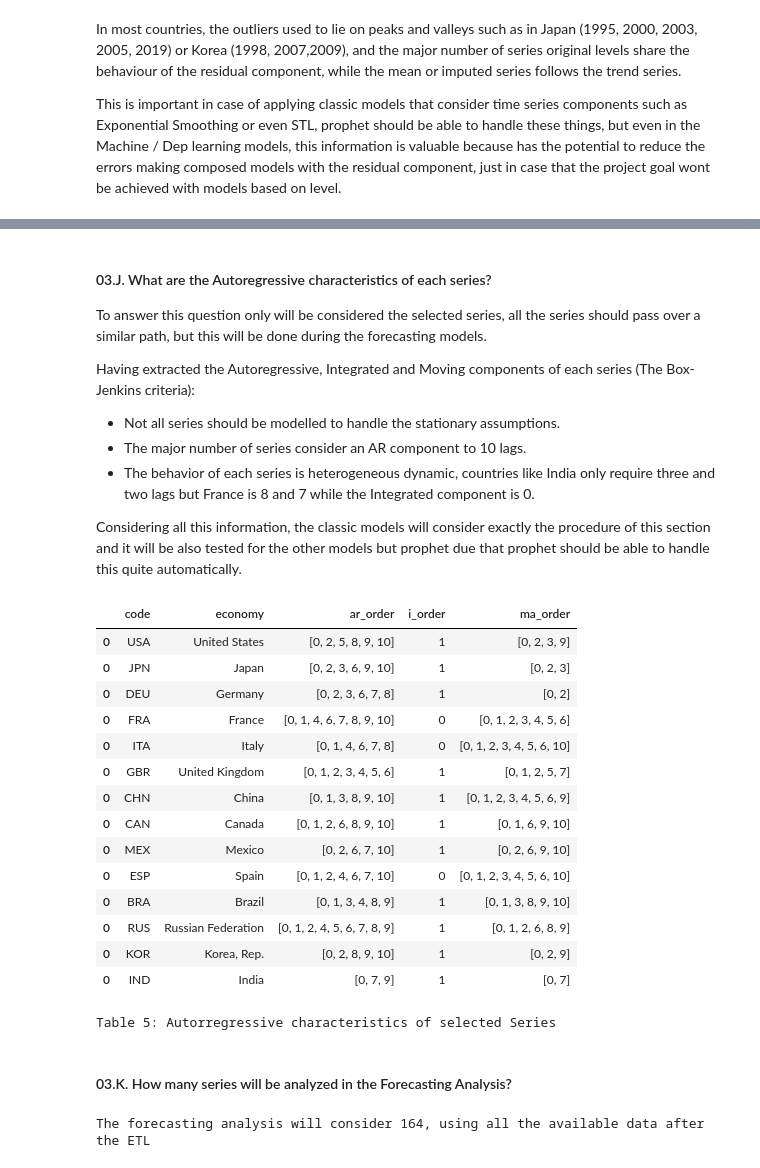
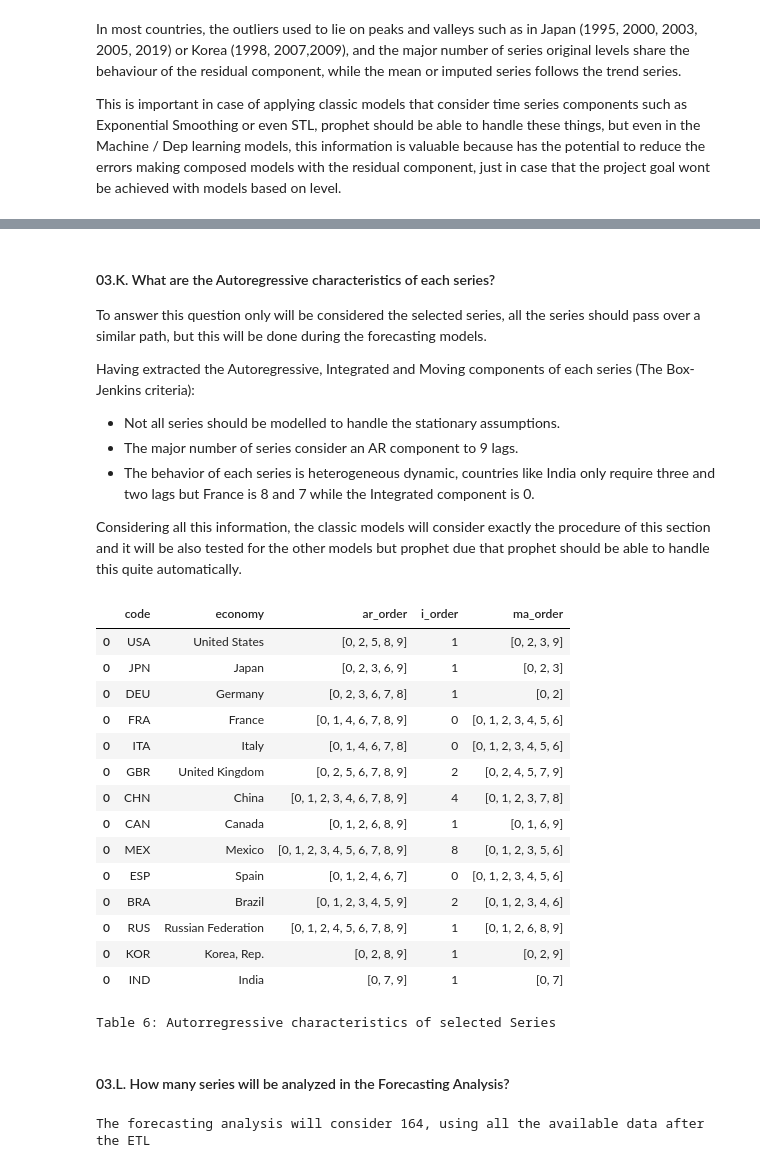
Before and after one commit to zapallo-droid-ca/2023_WDI_ts_GDP_forecasting, a Jupyter notebook: notebooks/eda.ipynb, the cells around one changed output, grey strips where cells are left out. Drawn from its saved outputs; the diff is of its cells as text; code cells hidden in the pictures.

```diff
--- a/notebooks/eda.ipynb
+++ b/notebooks/eda.ipynb
@@ -122,10 +125,18 @@ def ts_grx(data, var_category, val_category, var_target, var_x, ylabel='USD Bill
 df_base = pd.read_csv(os.getcwd().replace(os.getcwd().split("\\")[-1],'') + '/data/final/df_eda.csv.gz')
 dim_country = pd.read_csv(os.getcwd().replace(os.getcwd().split("\\")[-1],'') + '/data/final/dim_country.csv.gz')
 df_granger = pd.read_csv(os.getcwd().replace(os.getcwd().split("\\")[-1],'') + '/data/final/ft_wdi.csv.gz')
+df_nas = pd.read_csv(os.getcwd().replace(os.getcwd().split("\\")[-1],'') + '/data/final/ft_nas.csv.gz')
+
+df_base = df_base.merge(dim_country, how = 'left', left_on = 'country_iso3' , right_on = 'iso3')
+
+#Magnitude of Level
+df_base['gdp_Billions_USD'] = np.round(df_base['level'] / 1000000000,0)
+
+#Filtering data - Only countries into historic top 10
 
 df = df_base.copy()
+df['level'] = np.round(df['level'] / 1000000000,0)
 
-#Filtering data - Only countries into historic top 10
 category = 'country_iso3'
 target = 'level_rank'
 range_eval = list(range(1,11))
@@ -135,11 +146,8 @@ df = df[df[category].isin(category_vector)].copy()
 df_granger = df_granger[df_granger[category].isin(category_vector)].copy()
 dim_country = dim_country[dim_country[category.replace('country_','')].isin(category_vector)]
 
-df = df.merge(dim_country, how = 'left', left_on = 'country_iso3' , right_on = 'iso3')
+
 del(dim_country)
-
-#Magnitude of Level
-df['gdp_Billions_USD'] = np.round(df['level'] / 1000000000,0)
 # %% [markdown]
 ### 03. Answering Questions
 
@@ -478,18 +565,18 @@ Table 4: Results of Granger's Causality Test in selected countries over GDP Seri
 # %% [markdown]
-#### 03.J. What are the Autoregressive characteristics of each series?
+#### 03.K. What are the Autoregressive characteristics of each series?
 
 To answer this question only will be considered the selected series, all the series should pass over a similar path, but this will be done during the forecasting models.
 
 Having extracted the Autoregressive, Integrated and Moving components of each series (The Box-Jenkins criteria):
 * Not all series should be modelled to handle the stationary assumptions.
-* The major number of series consider an AR component to 10 lags.
+* The major number of series consider an AR component to 9 lags.
 * The behavior of each series is heterogeneous dynamic, countries like India only require three and two lags but France is 8 and 7 while the Integrated component is 0.
 
 Considering all this information, the classic models will consider exactly the procedure of this section and it will be also tested for the other models but prophet due that prophet should be able to handle this quite automatically.
 # %%
 results = pd.DataFrame()
 
-lags = 10
+lags = 9
 threshold = 0.2
 
 for c_code, c_name in countries:
@@ -502,52 +589,52 @@ for c_code, c_name in countries:
     iters = 0
 
     while test.stationary.values[0] == False:
         iters += 1
         data = data.diff().dropna()
-        test = adfuller(serie, regresults = True)
+        test = adfuller(data, regresults = True)
         test = pd.DataFrame([{'economy':c_name,'adf':test[0],'pvalue':test[1],'diff':iters,'stationary': test[1] <= 0.05}])
 
         if iter == 3: break
 
     #Functions
     acf_values = acf(data, nlags=lags)
     pacf_values = pacf(data, nlags=lags)
 
 
     # Extract AR components
     ar_order = [i for i, val in enumerate(pacf_values) if abs(val) > threshold]
 
     # Extract MA components
     ma_order = [i for i, val in enumerate(acf_values) if abs(val) > threshold]
 
     # Extractin I component
     i_order = iters
 
     series_order = [{'code':c_code,'economy':c_name,'ar_order':ar_order,'i_order':i_order,'ma_order':ma_order}]
 
     results = pd.concat([results, pd.DataFrame(series_order)])
 
 display(results)
-print('Table 5: Autorregressive characteristics of selected Series')
+print('Table 6: Autorregressive characteristics of selected Series')
 # %% [output]
 |  | code | economy | ar_order | i_order | ma_order |
-| 0 | USA | United States | [0, 2, 5, 8, 9, 10] | 1 | [0, 2, 3, 9] |
-| 0 | JPN | Japan | [0, 2, 3, 6, 9, 10] | 1 | [0, 2, 3] |
+| 0 | USA | United States | [0, 2, 5, 8, 9] | 1 | [0, 2, 3, 9] |
+| 0 | JPN | Japan | [0, 2, 3, 6, 9] | 1 | [0, 2, 3] |
 | 0 | DEU | Germany | [0, 2, 3, 6, 7, 8] | 1 | [0, 2] |
-| 0 | FRA | France | [0, 1, 4, 6, 7, 8, 9, 10] | 0 | [0, 1, 2, 3, 4, 5, 6] |
-| 0 | ITA | Italy | [0, 1, 4, 6, 7, 8] | 0 | [0, 1, 2, 3, 4, 5, 6, 10] |
-| 0 | GBR | United Kingdom | [0, 1, 2, 3, 4, 5, 6] | 1 | [0, 1, 2, 5, 7] |
-| 0 | CHN | China | [0, 1, 3, 8, 9, 10] | 1 | [0, 1, 2, 3, 4, 5, 6, 9] |
-| 0 | CAN | Canada | [0, 1, 2, 6, 8, 9, 10] | 1 | [0, 1, 6, 9, 10] |
-| 0 | MEX | Mexico | [0, 2, 6, 7, 10] | 1 | [0, 2, 6, 9, 10] |
-| 0 | ESP | Spain | [0, 1, 2, 4, 6, 7, 10] | 0 | [0, 1, 2, 3, 4, 5, 6, 10] |
-| 0 | BRA | Brazil | [0, 1, 3, 4, 8, 9] | 1 | [0, 1, 3, 8, 9, 10] |
+| 0 | FRA | France | [0, 1, 4, 6, 7, 8, 9] | 0 | [0, 1, 2, 3, 4, 5, 6] |
+| 0 | ITA | Italy | [0, 1, 4, 6, 7, 8] | 0 | [0, 1, 2, 3, 4, 5, 6] |
+| 0 | GBR | United Kingdom | [0, 2, 5, 6, 7, 8, 9] | 2 | [0, 2, 4, 5, 7, 9] |
+| 0 | CHN | China | [0, 1, 2, 3, 4, 6, 7, 8, 9] | 4 | [0, 1, 2, 3, 7, 8] |
+| 0 | CAN | Canada | [0, 1, 2, 6, 8, 9] | 1 | [0, 1, 6, 9] |
+| 0 | MEX | Mexico | [0, 1, 2, 3, 4, 5, 6, 7, 8, 9] | 8 | [0, 1, 2, 3, 5, 6] |
+| 0 | ESP | Spain | [0, 1, 2, 4, 6, 7] | 0 | [0, 1, 2, 3, 4, 5, 6] |
+| 0 | BRA | Brazil | [0, 1, 2, 3, 4, 5, 9] | 2 | [0, 1, 2, 3, 4, 6] |
 | 0 | RUS | Russian Federation | [0, 1, 2, 4, 5, 6, 7, 8, 9] | 1 | [0, 1, 2, 6, 8, 9] |
-| 0 | KOR | Korea, Rep. | [0, 2, 8, 9, 10] | 1 | [0, 2, 9] |
+| 0 | KOR | Korea, Rep. | [0, 2, 8, 9] | 1 | [0, 2, 9] |
 | 0 | IND | India | [0, 7, 9] | 1 | [0, 7] |
-Table 5: Autorregressive characteristics of selected Series
+Table 6: Autorregressive characteristics of selected Series
 # %% [markdown]
-#### 03.K. How many series will be analyzed in the Forecasting Analysis?
+#### 03.L. How many series will be analyzed in the Forecasting Analysis?
 # %%
 print(f'The forecasting analysis will consider {len(df_base.country_iso3.unique())}, using all the available data after the ETL')
 # %% [output]
```
Also changed, not shown: parts of 18 cells of this notebook, 2 other files.
